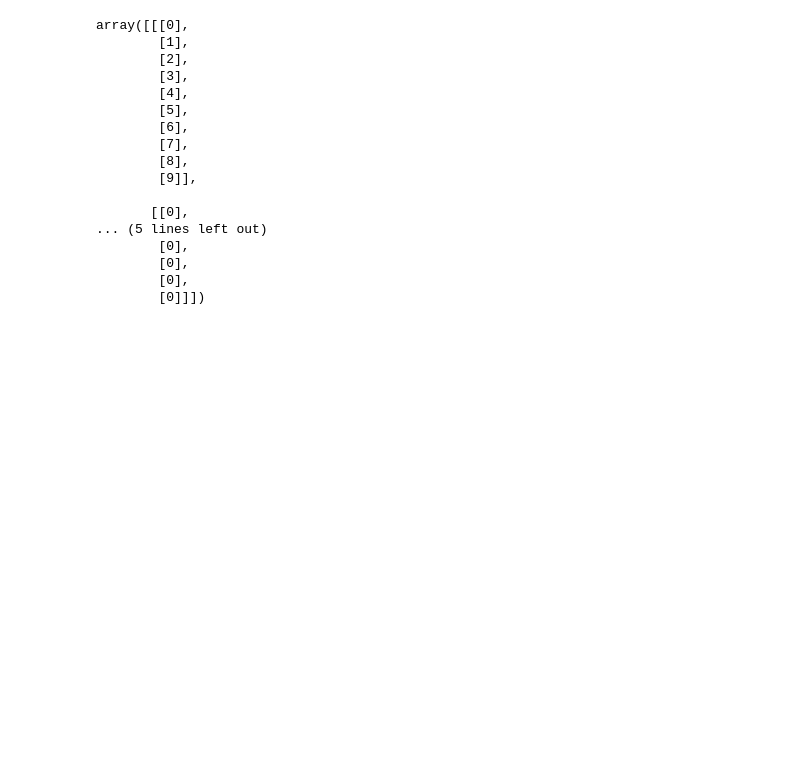
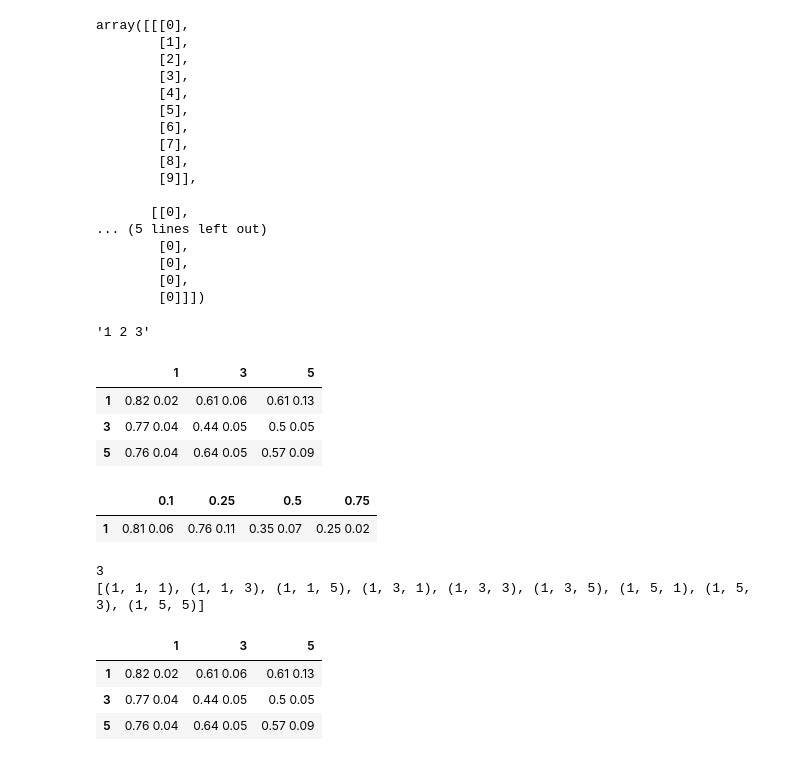
Before and after one commit to patrick-oliveira/ICDeepLearning, a Jupyter notebook: Random Tests.ipynb, the cells around one changed output. Saved outputs shown, nothing was run; the diff lists cells and outputs as text; code cells hidden in the pictures; blank space fills up the shorter version.

```diff
--- a/Random Tests.ipynb
+++ b/Random Tests.ipynb
@@ -46,0 +52,2 @@ array([[[0],
+# %%
+specifications = 's = {} k = {} fm = {} - 5 classes - stats'.format(1, 1, 1)
@@ -46,0 +56,40 @@ array([[[0],
+# %%
+teste.format(1, 2, 3)
+# %% [output]
+'1 2 3'
+# %%
+def _get_best_stats(statistics: Dict) -> List[float]:
+    accuracy = []
+    loss = []
+    for fold in range(len(statistics) - 1):
+        accuracy.append(statistics['Fold {}'.format(fold)]['BestAccuracy'])
+        loss.append(statistics['Fold {}'.format(fold)]['BestLoss'])
+
+    accuracy.append(np.mean(accuracy))
+    loss.append(np.mean(loss))
+
+    accuracy.append(np.std(accuracy[:-1]))
+    loss.append(np.std(loss[:-1]))
+
+    return accuracy, loss
+
+def get_best_stats(path: str, specifications: str, *args, **kwargs) -> pd.DataFrame:
+    specifications = specifications.format(*args)
+
+    with open(path + specifications, 'rb') as stats_file:
+        stats = pickle.load(stats_file)
+    best_stats = _get_best_stats(stats)
+
+    return best_stats
+# %%
+table = pd.DataFrame(columns = ['1', '3', '5'], index = ['1', '3', '5'])
+for (s, k, fm) in product(S, K, FM):
+    best_stats = get_best_stats(path, 's = {} k = {} fm = {} - 5 classes - stats', s, k, fm)
+    table.loc[str(k)][str(fm)] = str(round(best_stats[0][-2], ndigits = 2)) + " " + str(round(best_stats[0][-1], ndigits = 2))
+# %%
+table
+# %% [output]
+|  | 1 | 3 | 5 |
+| 1 | 0.82 0.02 | 0.61 0.06 | 0.61 0.13 |
+| 3 | 0.77 0.04 | 0.44 0.05 | 0.5 0.05 |
+| 5 | 0.76 0.04 | 0.64 0.05 | 0.57 0.09 |
@@ -46,0 +103,10 @@ array([[[0],
+# %%
+table
+# %% [output]
+|  | 0.1 | 0.25 | 0.5 | 0.75 |
+| 1 | 0.81 0.06 | 0.76 0.11 | 0.35 0.07 | 0.25 0.02 |
+# %%
+teste(S, K, FM)
+# %% [output]
+3
+[(1, 1, 1), (1, 1, 3), (1, 1, 5), (1, 3, 1), (1, 3, 3), (1, 3, 5), (1, 5, 1), (1, 5, 3), (1, 5, 5)]
@@ -46,0 +129,7 @@ array([[[0],
+# %%
+table
+# %% [output]
+|  | 1 | 3 | 5 |
+| 1 | 0.82 0.02 | 0.61 0.06 | 0.61 0.13 |
+| 3 | 0.77 0.04 | 0.44 0.05 | 0.5 0.05 |
+| 5 | 0.76 0.04 | 0.64 0.05 | 0.57 0.09 |
```
Also changed, not shown: parts of 5 cells of this notebook, 2 other files.
